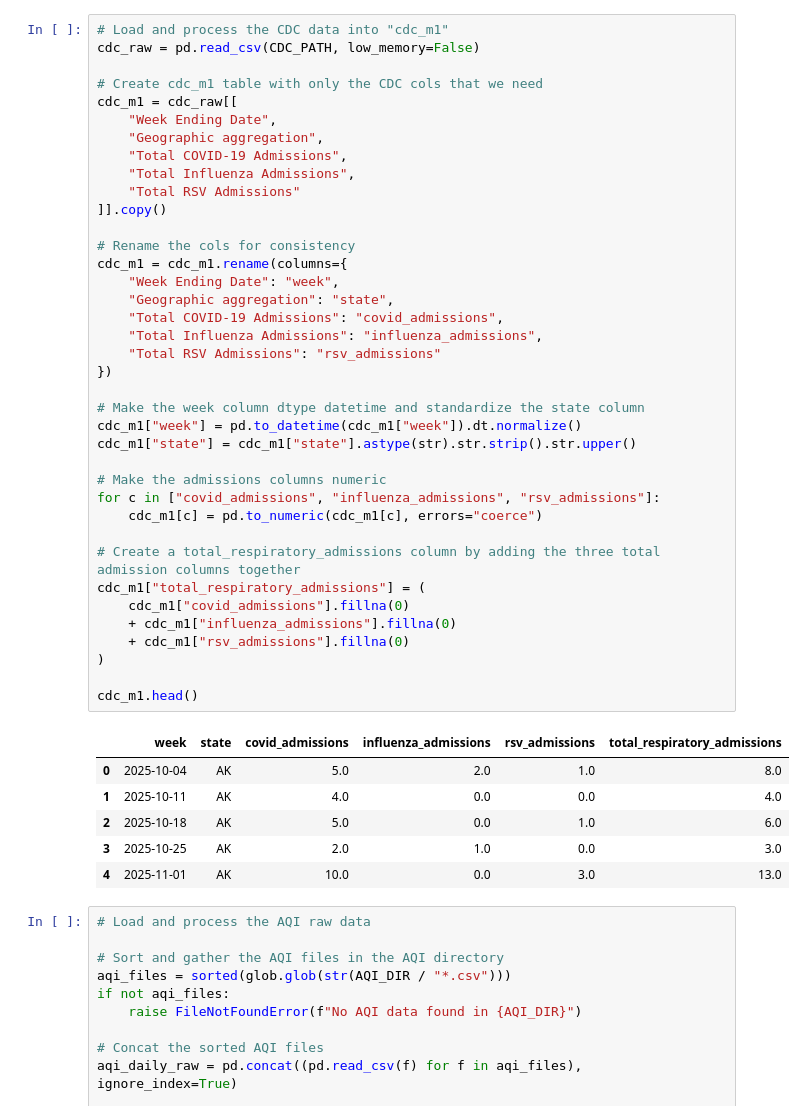
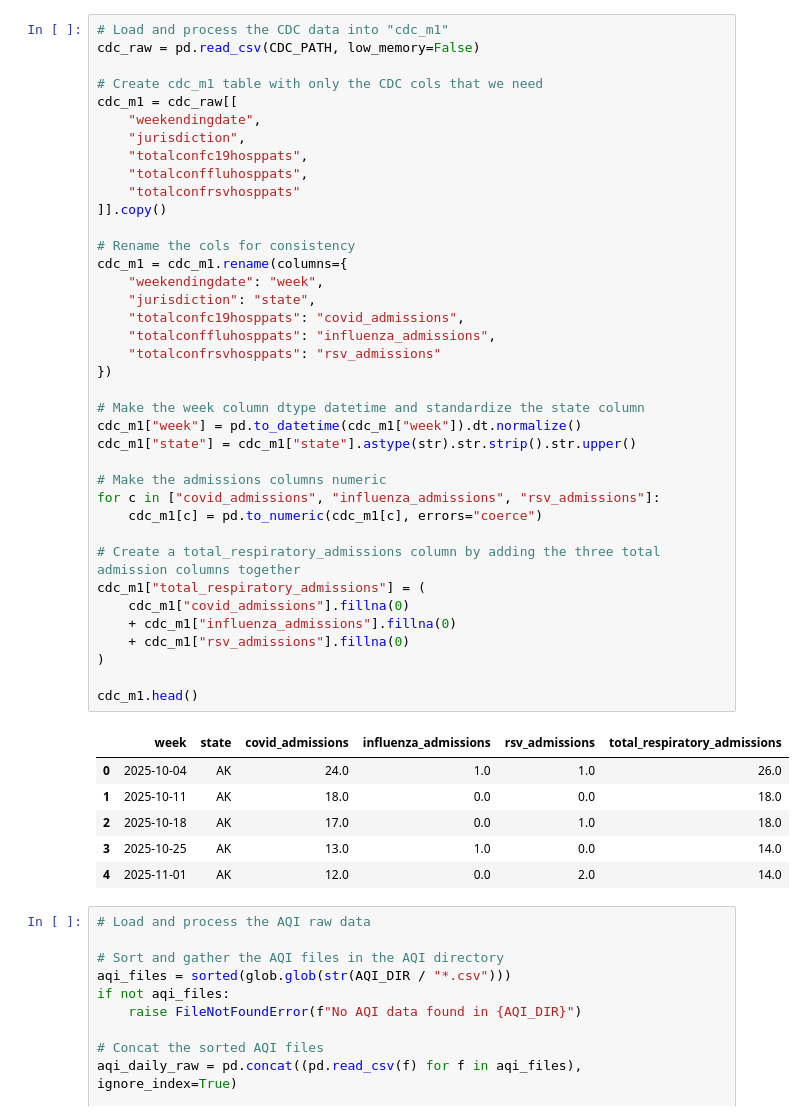
Before and after one commit to crewsdel/CAP5771-Milestone-1, a Jupyter notebook: Code Implementation/milestone_1_code.ipynb, the cells around one changed output. Drawn from its saved outputs; the diff is of its cells as text.

```diff
--- a/Code Implementation/milestone_1_code.ipynb
+++ b/Code Implementation/milestone_1_code.ipynb
@@ -26,48 +31,48 @@ AQI_DIR exists: True
 # %%
 # Load and process the CDC data into "cdc_m1"
 cdc_raw = pd.read_csv(CDC_PATH, low_memory=False)
 
 # Create cdc_m1 table with only the CDC cols that we need
 cdc_m1 = cdc_raw[[
-    "Week Ending Date",
-    "Geographic aggregation",
-    "Total COVID-19 Admissions",
-    "Total Influenza Admissions",
-    "Total RSV Admissions"
+    "weekendingdate",
+    "jurisdiction",
+    "totalconfc19hosppats",
+    "totalconffluhosppats",
+    "totalconfrsvhosppats"
 ]].copy()
 
 # Rename the cols for consistency
 cdc_m1 = cdc_m1.rename(columns={
-    "Week Ending Date": "week",
-    "Geographic aggregation": "state",
-    "Total COVID-19 Admissions": "covid_admissions",
-    "Total Influenza Admissions": "influenza_admissions",
-    "Total RSV Admissions": "rsv_admissions"
+    "weekendingdate": "week",
+    "jurisdiction": "state",
+    "totalconfc19hosppats": "covid_admissions",
+    "totalconffluhosppats": "influenza_admissions",
+    "totalconfrsvhosppats": "rsv_admissions"
 })
 
 # Make the week column dtype datetime and standardize the state column
 cdc_m1["week"] = pd.to_datetime(cdc_m1["week"]).dt.normalize()
 cdc_m1["state"] = cdc_m1["state"].astype(str).str.strip().str.upper()
 
 # Make the admissions columns numeric
 for c in ["covid_admissions", "influenza_admissions", "rsv_admissions"]:
     cdc_m1[c] = pd.to_numeric(cdc_m1[c], errors="coerce")
 
 # Create a total_respiratory_admissions column by adding the three total admission columns together
 cdc_m1["total_respiratory_admissions"] = (
     cdc_m1["covid_admissions"].fillna(0)
     + cdc_m1["influenza_admissions"].fillna(0)
     + cdc_m1["rsv_admissions"].fillna(0)
 )
 
 cdc_m1.head()
 # %% [output]
 |  | week | state | covid_admissions | influenza_admissions | rsv_admissions | total_respiratory_admissions |
-| 0 | 2025-10-04 | AK | 5.0 | 2.0 | 1.0 | 8.0 |
-| 1 | 2025-10-11 | AK | 4.0 | 0.0 | 0.0 | 4.0 |
-| 2 | 2025-10-18 | AK | 5.0 | 0.0 | 1.0 | 6.0 |
-| 3 | 2025-10-25 | AK | 2.0 | 1.0 | 0.0 | 3.0 |
-| 4 | 2025-11-01 | AK | 10.0 | 0.0 | 3.0 | 13.0 |
+| 0 | 2025-10-04 | AK | 24.0 | 1.0 | 1.0 | 26.0 |
+| 1 | 2025-10-11 | AK | 18.0 | 0.0 | 0.0 | 18.0 |
+| 2 | 2025-10-18 | AK | 17.0 | 0.0 | 1.0 | 18.0 |
+| 3 | 2025-10-25 | AK | 13.0 | 1.0 | 0.0 | 14.0 |
+| 4 | 2025-11-01 | AK | 12.0 | 0.0 | 2.0 | 14.0 |
 # %%
 # Load and process the AQI raw data
 
```
Also changed, not shown: parts of 14 cells of this notebook.
